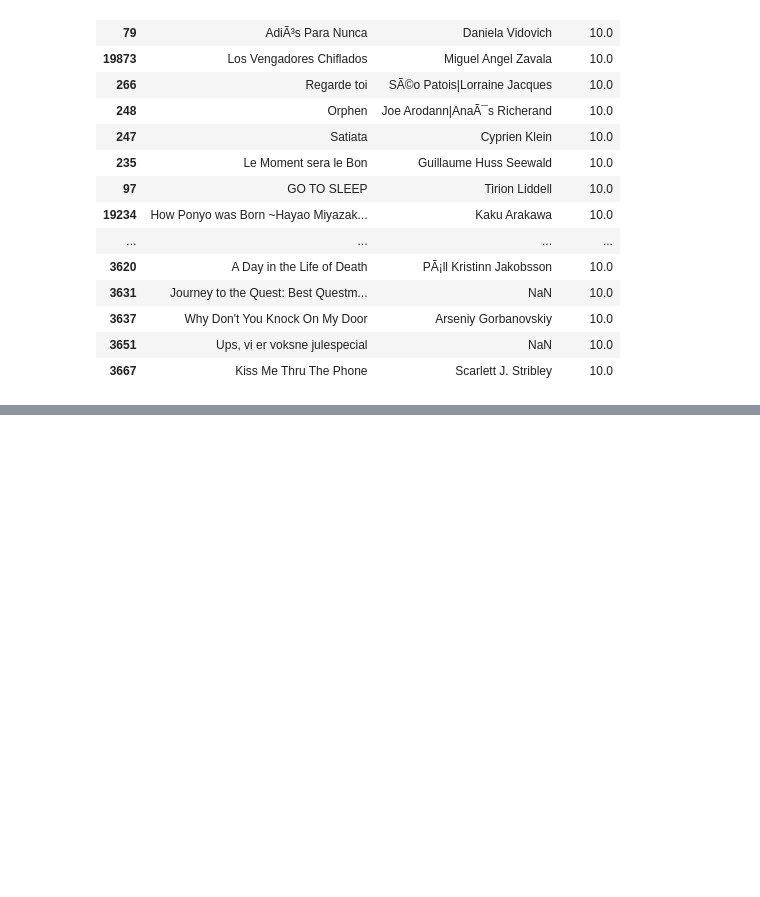
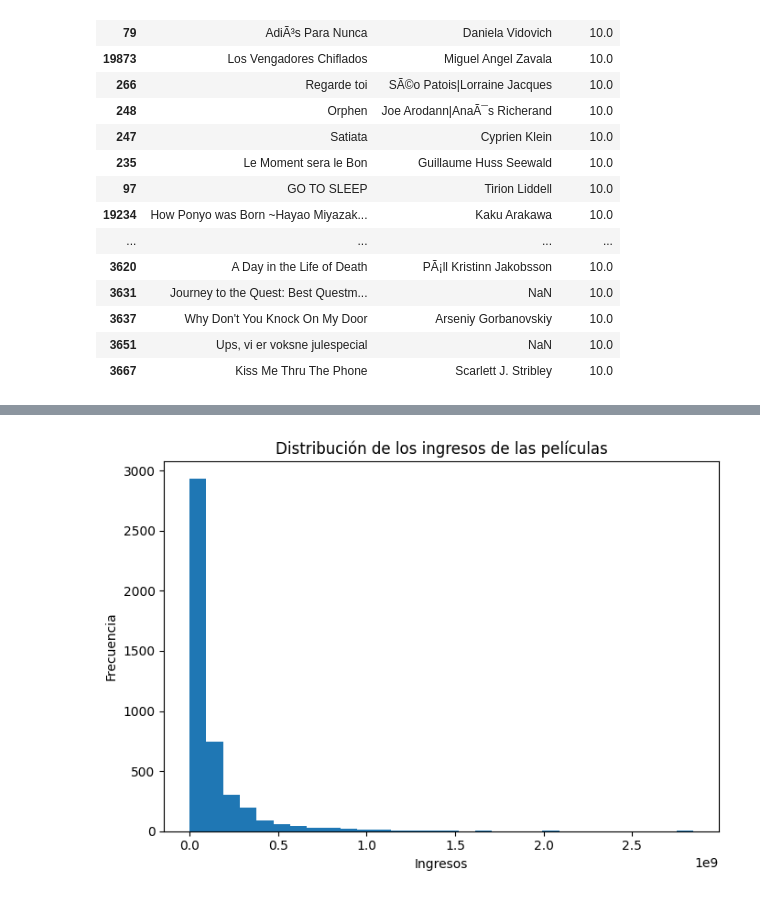
Before and after one commit to Palasuwu/Minerialab01, a Jupyter notebook: Lab01.ipynb, the cells around one changed output, grey strips where cells are left out. Cells and saved outputs as stored; diff of their text form; code cells hidden in the pictures; blank space fills up the shorter version.

```diff
--- a/Lab01.ipynb
+++ b/Lab01.ipynb
@@ -535,0 +555,11 @@ top20_mejor_calificadas
+# %%
+
+plt.figure(figsize=(7, 5))
+plt.hist(df_presupuesto_ingresos["revenue"], bins=30)
+plt.xlabel("Ingresos")
+plt.ylabel("Frecuencia")
+plt.title("Distribución de los ingresos de las películas")
+plt.tight_layout()
+plt.show()
+# %% [output]
+[figure, added]
```
Also changed, not shown: parts of 7 cells of this notebook.
